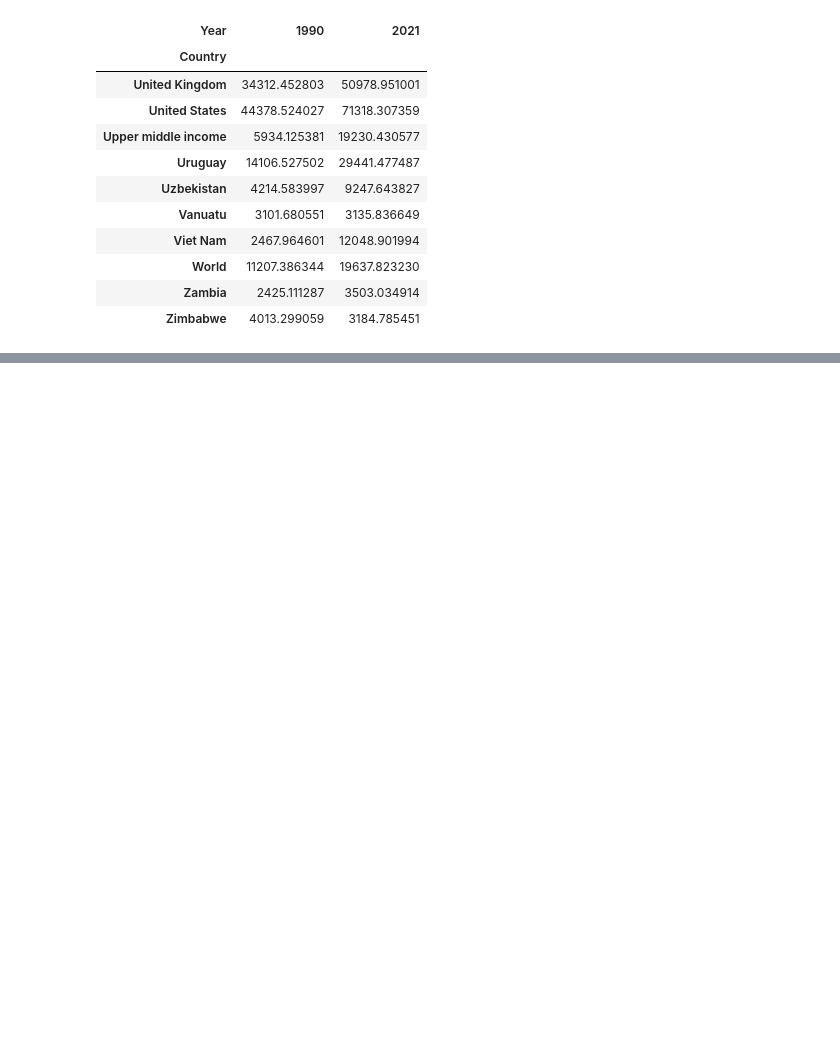
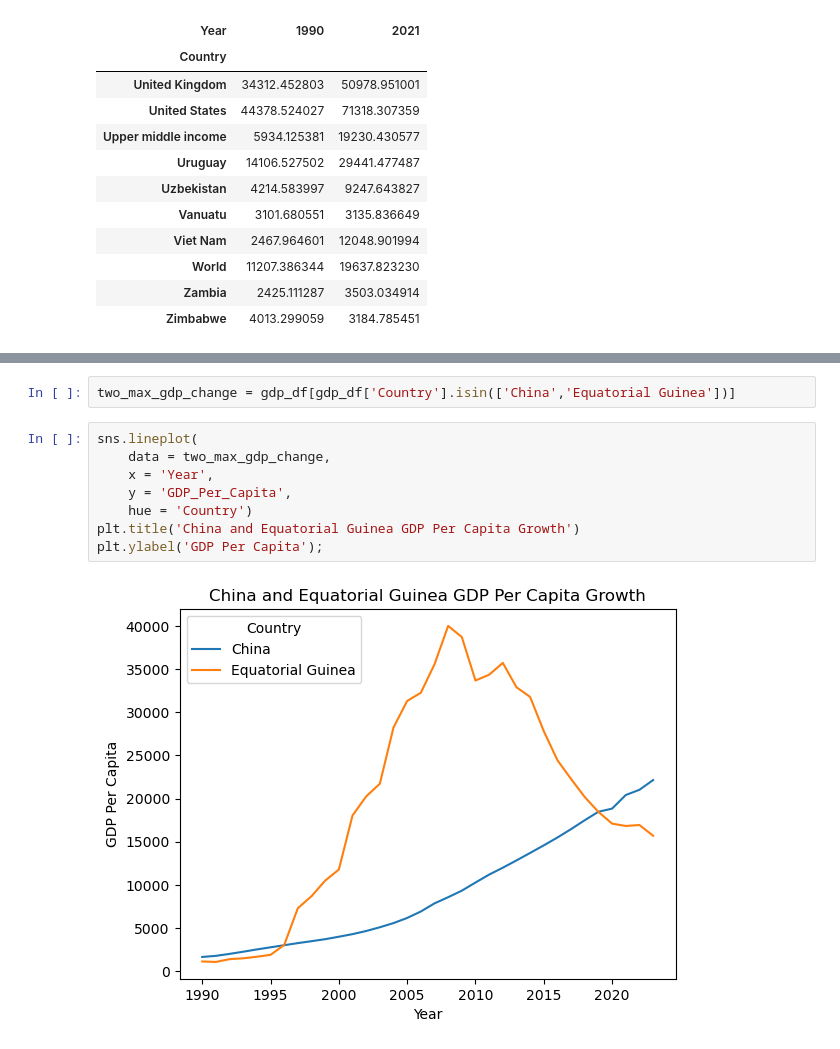
Before and after one commit to nss-data-science-cohort-9/un-exploration-Grantalan, a Jupyter notebook: notebooks/UN_Data_Exploration.ipynb, the cells around one changed output, grey strips where cells are left out. Cells and saved outputs as stored; diff of their text form; blank space fills up the shorter version.

```diff
--- a/notebooks/UN_Data_Exploration.ipynb
+++ b/notebooks/UN_Data_Exploration.ipynb
@@ -277,0 +301,12 @@ gdp_pivoted.tail(10)
+# %%
+two_max_gdp_change = gdp_df[gdp_df['Country'].isin(['China','Equatorial Guinea'])]
+# %%
+sns.lineplot(
+    data = two_max_gdp_change,
+    x = 'Year',
+    y = 'GDP_Per_Capita',
+    hue = 'Country')
+plt.title('China and Equatorial Guinea GDP Per Capita Growth')
+plt.ylabel('GDP Per Capita');
+# %% [output]
+[figure, added]
```
Also changed, not shown: parts of 17 cells of this notebook.
